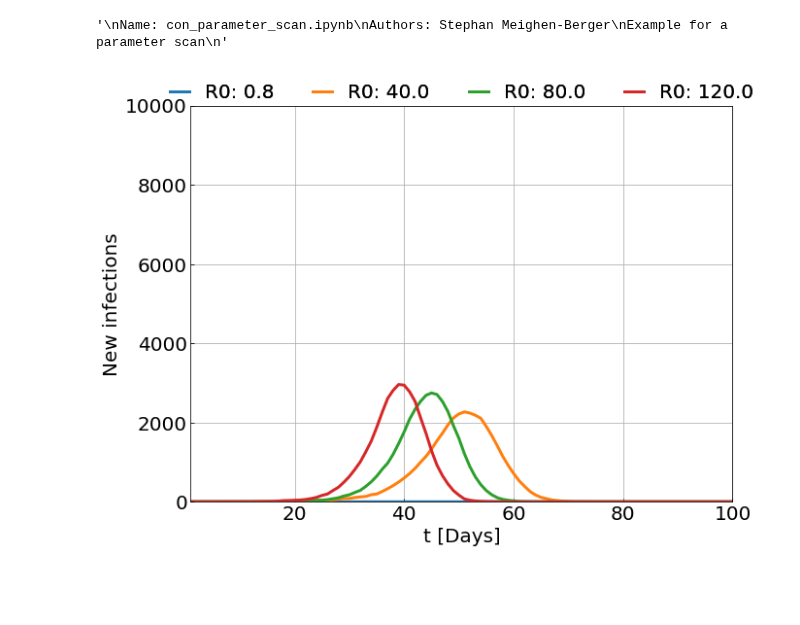
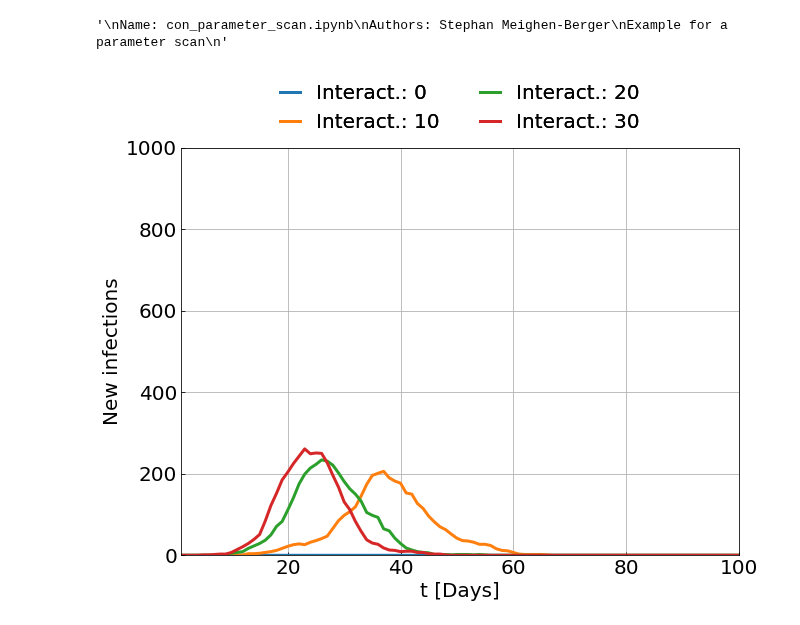
Before and after one commit to chrhck/contagion, a Jupyter notebook: examples/con_parameter_scan.ipynb, the cells around one changed output. Saved outputs shown, nothing was run; the diff lists cells and outputs as text; code cells hidden in the pictures; blank space fills up the shorter version.

```diff
--- a/examples/con_parameter_scan.ipynb
+++ b/examples/con_parameter_scan.ipynb
@@ -27,14 +27,13 @@ results = []
 results_R = []
 for mean_interactions in mean_interactions_arr:
     config["infection"]["infected"] = 1
-    config["population"]['population size'] = 10000
-    config["population"]["social circle interactions"]["mean"] = mean_interactions
+    config["population"]['population size'] = 1000
+    config["population"]["social circle interactions pdf"]["mean"] = mean_interactions
     config["population"]['re-use population'] = False
     contagion = Contagion()
     # Storing the solutions
     contagion.sim()
     results.append(contagion.statistics['is_infectious'])
-    results_R.append(contagion.R0)
 # %%
 # Plotting standards
 std_size = 10.
@@ -47,29 +46,29 @@ h_length=1.
 # %%
 # Infections per time step
 figure, ax = plt.subplots(figsize=(std_size, std_size * 6. / 8.))
 colors = ['#fdcc8a',
           '#fc8d59',
           '#d7301f']
 for i, mean_interactions in enumerate(mean_interactions_arr):
     ax.plot(contagion.t, results[i],
-            lw=lw, label='R0: %.1f' %results_R[i])
+            lw=lw, label='Interact.: %.f' % mean_interactions)
 ax.set_xlim(1e0, 100)
-ax.set_ylim(0., 10000)
+ax.set_ylim(0., 1000)
 ax.set_xscale('linear')
 ax.set_yscale('linear')
 ax.set_xlabel(r't [Days]', fontsize=fontsize)
 ax.set_ylabel(r'New infections', fontsize=fontsize)
 ax.tick_params(axis = 'both', which = 'major', labelsize=fontsize, direction='in')
 ax.tick_params(axis = 'both', which = 'minor', labelsize=fontsize, direction='in')
 h, l = ax.get_legend_handles_labels()
-lgd1 = ax.legend(h,l, loc=9, bbox_to_anchor=(0.5, +1.1),
-                 ncol=4, fontsize=fontsize, handlelength=h_length,
+lgd1 = ax.legend(h,l, loc=9, bbox_to_anchor=(0.5, +1.2),
+                 ncol=2, fontsize=fontsize, handlelength=h_length,
                  fancybox=True, frameon=False)
 ax.add_artist(lgd1)
 plt.grid(True)
 plt.show()
 # %% [output]
-[figure, old version]
+[figure, new version]
 # %%
 figure.savefig(PICS + "Contagion_Contact_Rate_Scan.png",
                bbox_inches='tight')
```
Also changed, not shown: 12 other files.
